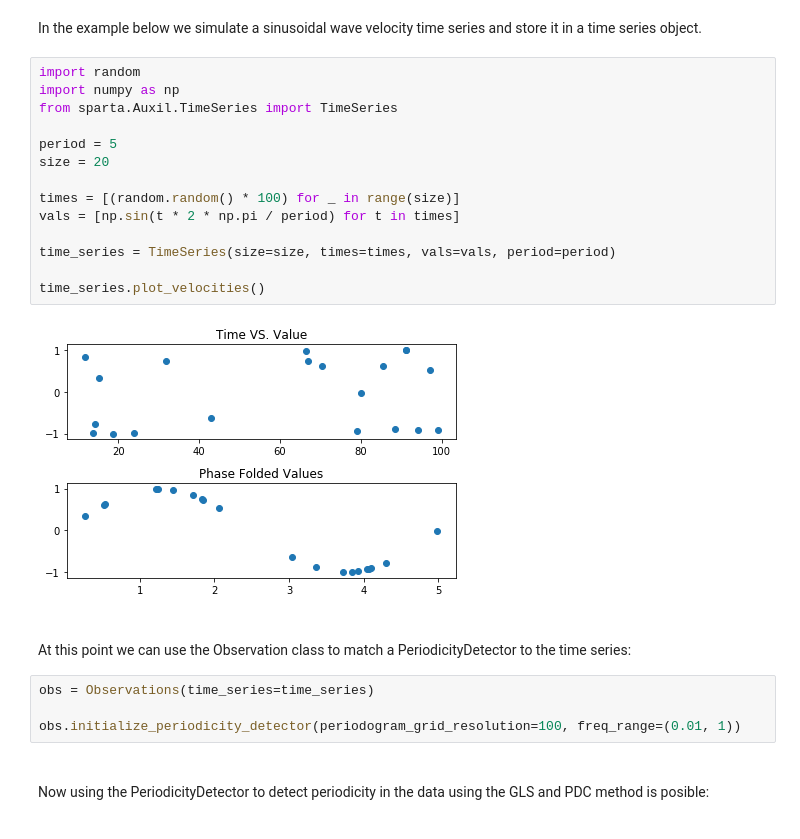
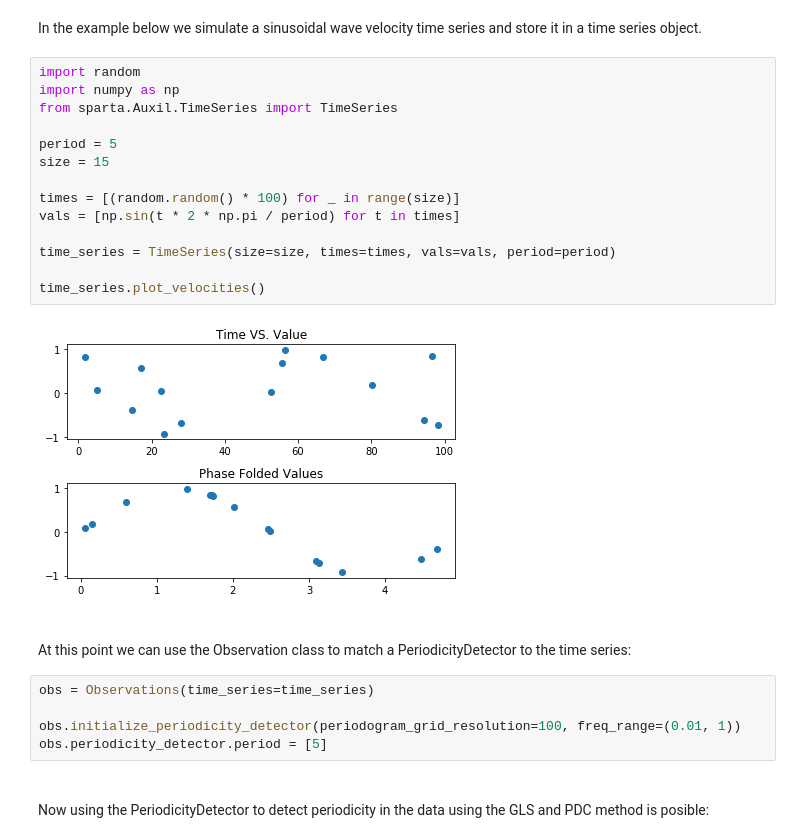
Before and after one commit to SPARTA-dev/SPARTA, a Jupyter notebook: examples/PeriodicityDetector_quickstart.ipynb, the cells around one changed output. Saved outputs shown, nothing was run; the diff lists cells and outputs as text.

```diff
--- a/examples/PeriodicityDetector_quickstart.ipynb
+++ b/examples/PeriodicityDetector_quickstart.ipynb
@@ -18,19 +20,19 @@ In the example below we simulate a sinusoidal wave velocity time series and stor
 # %%
 import random
 import numpy as np
 from sparta.Auxil.TimeSeries import TimeSeries
 
 period = 5
-size = 20
+size = 15
 
 times = [(random.random() * 100) for _ in range(size)]
 vals = [np.sin(t * 2 * np.pi / period) for t in times]
 
 time_series = TimeSeries(size=size, times=times, vals=vals, period=period)
 
 time_series.plot_velocities()
 # %% [output]
-[figure, old version]
+[figure, new version]
 # %% [markdown]
 <br />
 At this point we can use the Observation class to match a PeriodicityDetector to the time series:
@@ -39,6 +41,7 @@ At this point we can use the Observation class to match a PeriodicityDetector to
 obs = Observations(time_series=time_series)
 
 obs.initialize_periodicity_detector(periodogram_grid_resolution=100, freq_range=(0.01, 1))
+obs.periodicity_detector.period = [5]
 # %% [markdown]
 <br />
 Now using the PeriodicityDetector to detect periodicity in the data using the GLS and PDC method is posible:
```
Also changed, not shown: parts of 5 cells of this notebook, 47 other files.
